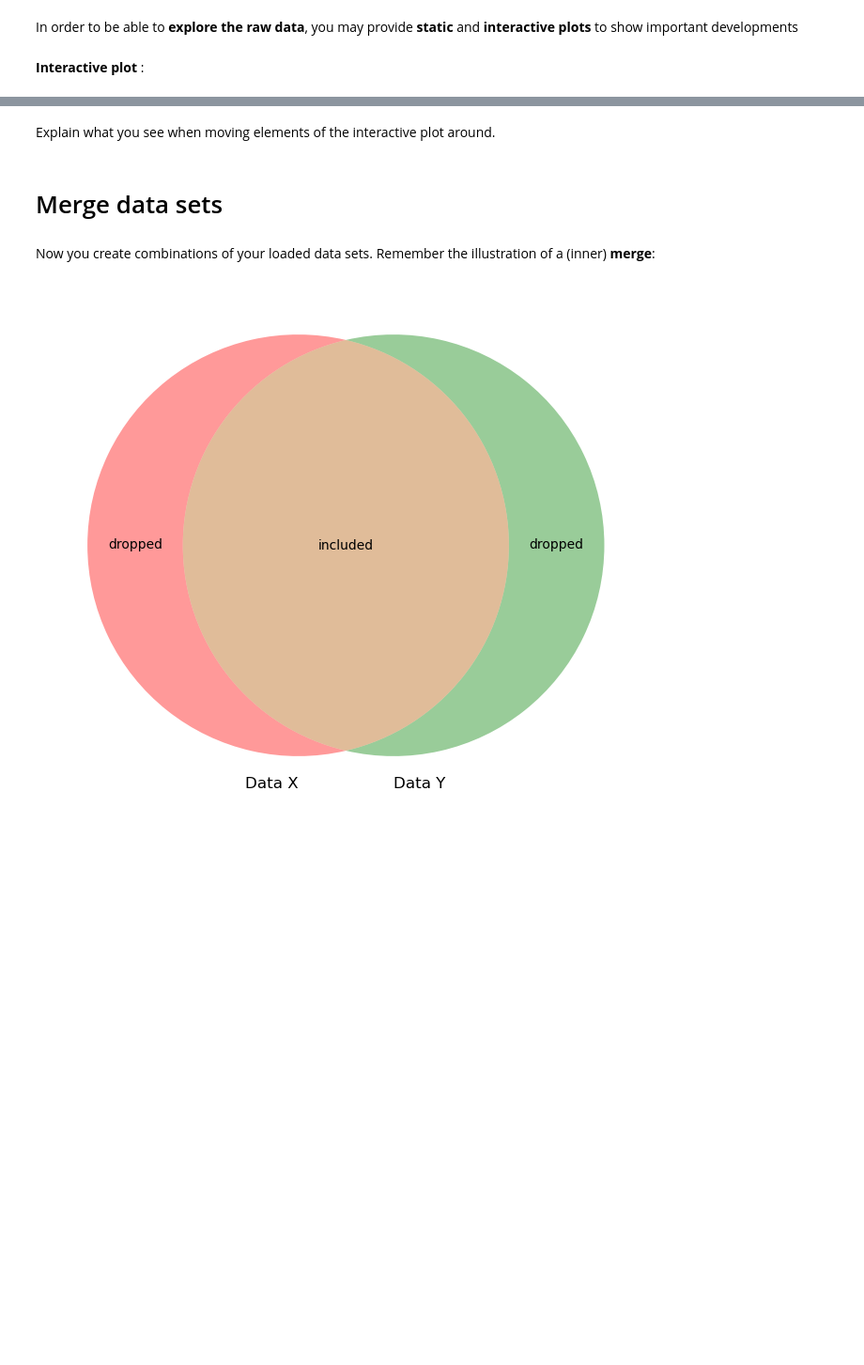
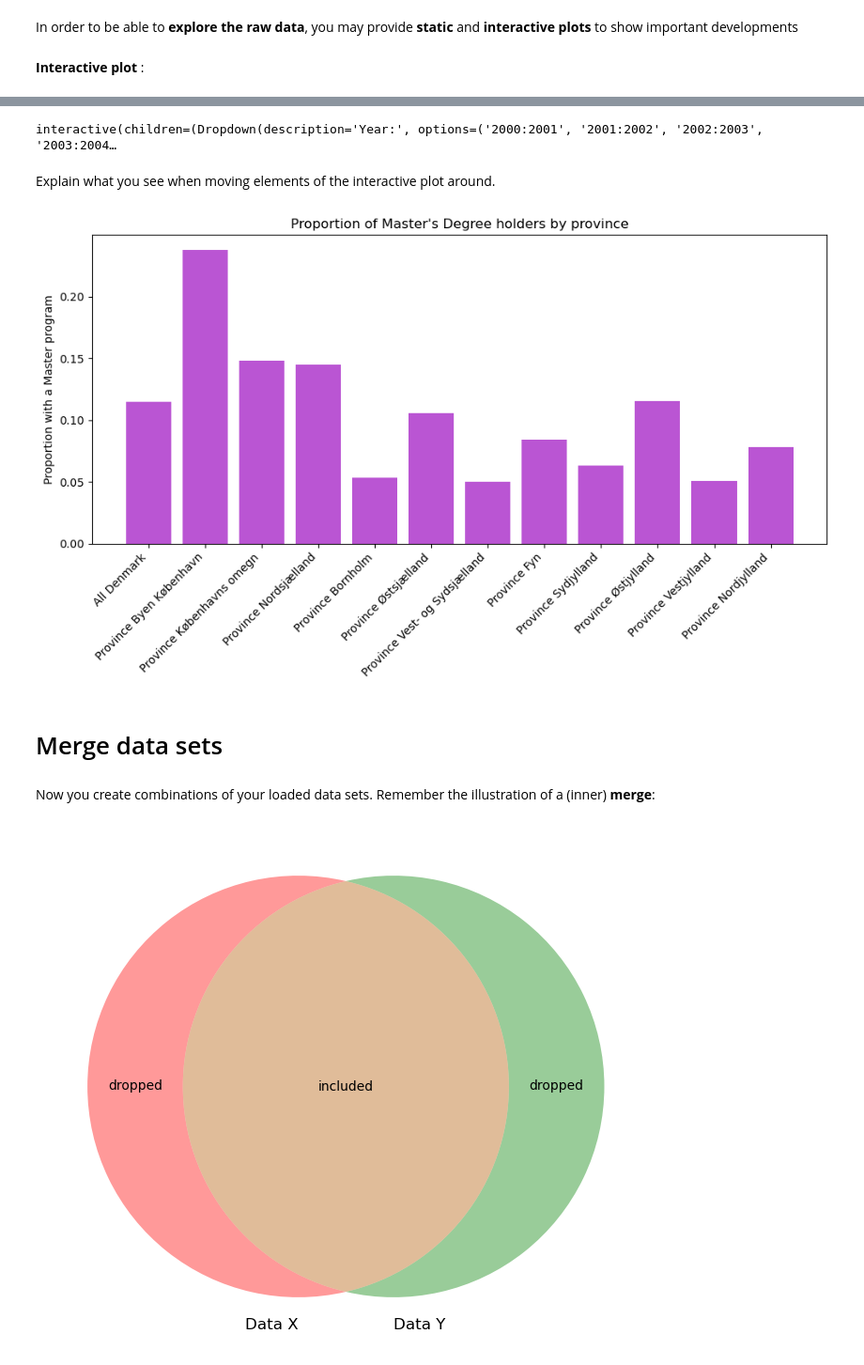
Before and after one commit to NumEconCopenhagen/projects-2024-sarah-og-pernille, a Jupyter notebook: dataproject/dataproject.ipynb, the cells around one changed output, grey strips where cells are left out. Shown at 94% size. Cells and saved outputs as stored; diff of their text form; code cells hidden in the pictures; blank space fills up the shorter version.

```diff
--- a/dataproject/dataproject.ipynb
+++ b/dataproject/dataproject.ipynb
@@ -257,5 +249,51 @@ widgets.interact(plot_func,
+# %%
+# Convert 'Life expectancy' column to numeric
+hisb77['Life expectancy'] = pd.to_numeric(hisb77['Life expectancy'])
+
+# Group data by year and province
+grouped_data = hisb77.groupby(['Year', 'Province'])['Life expectancy'].mean().unstack()
+
+# Create function to update plot
+def update_plot(year):
+    if year in grouped_data.index:
+        plt.figure(figsize=(10, 6))
+        grouped_data.loc[year].plot(kind='bar', color='mediumorchid')
+        plt.ylabel('Life expectancy')
+        plt.title(f'Life expectancy by province in {year}')
+        plt.xticks(rotation=45, ha='right')
+        plt.ylim(75, 82.5)
+        plt.tight_layout()
+        plt.show()
+    else:
+        print(f"No data available for the selected year: {year}")
+
+# Create a dropdown widget for selecting years
+year_dropdown = widgets.Dropdown(
+    options=hisb77['Year'].unique(),
+    description='Year:',
+    disabled=False,
+)
+
+# Create an interactive plot
+interactive_plot = widgets.interactive(update_plot, year=year_dropdown)
+
+# Display the interactive plot
+display(interactive_plot)
+# %% [output]
+interactive(children=(Dropdown(description='Year:', options=('2000:2001', '2001:2002', '2002:2003', '2003:2004…
 # %% [markdown]
 Explain what you see when moving elements of the interactive plot around.
+# %%
+# Plot
+plt.figure(figsize=(10, 6))
+plt.bar(education['Province'], education['Proportion with a Master program'], color='mediumorchid')
+plt.ylabel('Proportion with a Master program')
+plt.title('Proportion of Master\'s Degree holders by province')
+plt.xticks(rotation=45, ha='right')
+plt.tight_layout()
+plt.show()
+# %% [output]
+[figure, added]
 # %% [markdown]
 # Merge data sets
 # %% [markdown]
```
Also changed, not shown: parts of 4 cells of this notebook.
